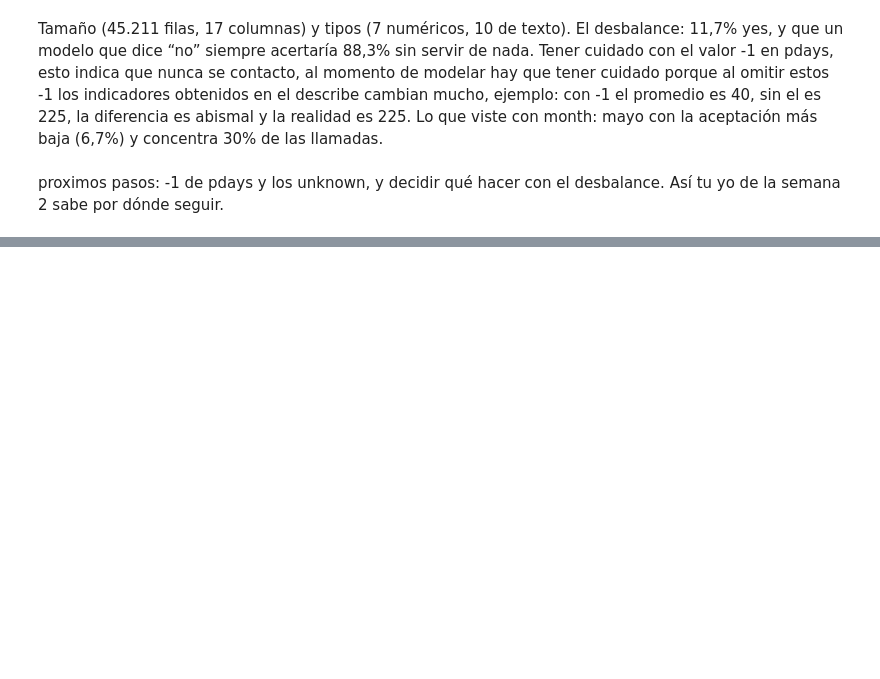
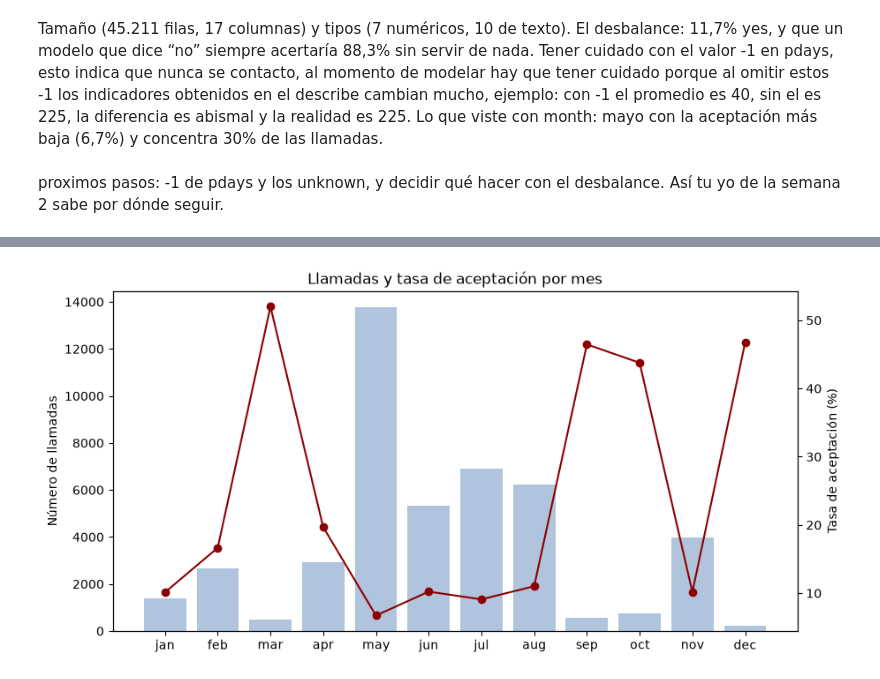
Before and after one commit to Darkesthj0399/LearningProject, a Jupyter notebook: notebooks/exploracion.ipynb, the cells around one changed output, grey strips where cells are left out. Cells and saved outputs as stored; diff of their text form; code cells hidden in the pictures; blank space fills up the shorter version.

```diff
--- a/notebooks/exploracion.ipynb
+++ b/notebooks/exploracion.ipynb
@@ -310,0 +355,14 @@ proximos pasos: -1 de pdays y los unknown, y decidir qué hacer con el desbalanc
+# %%
+fig, ax1 = plt.subplots(figsize=(10, 5))
+ax2 = ax1.twinx()
+
+ax1.bar(cantidad.index, cantidad.values, color="lightsteelblue")
+ax1.set_ylabel("Número de llamadas")
+
+ax2.plot(tasa.index, tasa.values, color="darkred", marker="o")
+ax2.set_ylabel("Tasa de aceptación (%)")
+
+ax1.set_title("Llamadas y tasa de aceptación por mes")
+plt.show()
+# %% [output]
+[figure, added]
```
Also changed, not shown: parts of 22 cells of this notebook.
